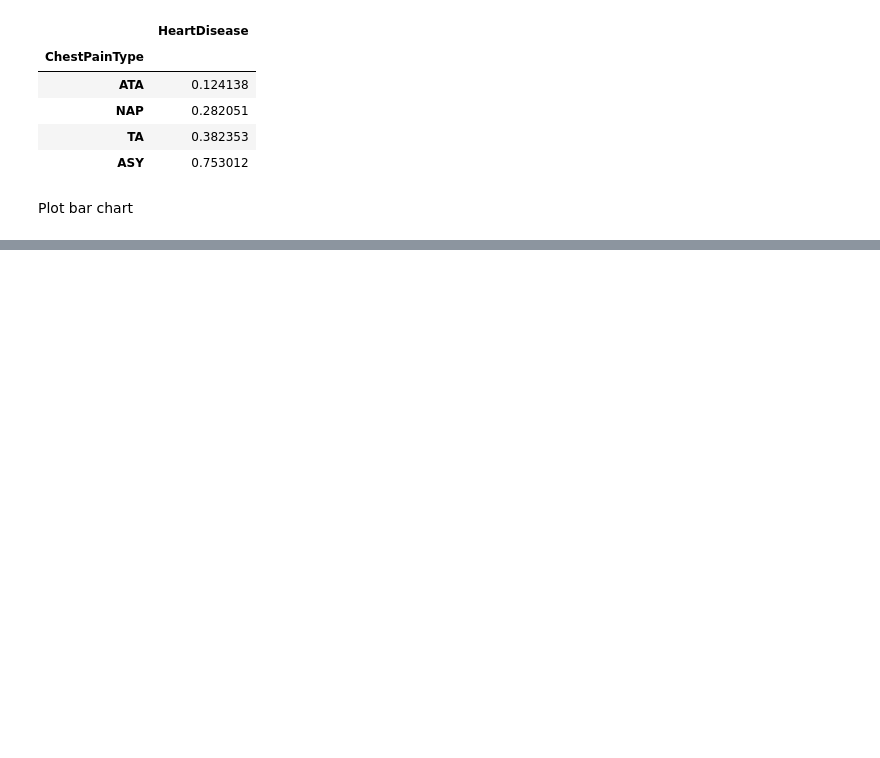
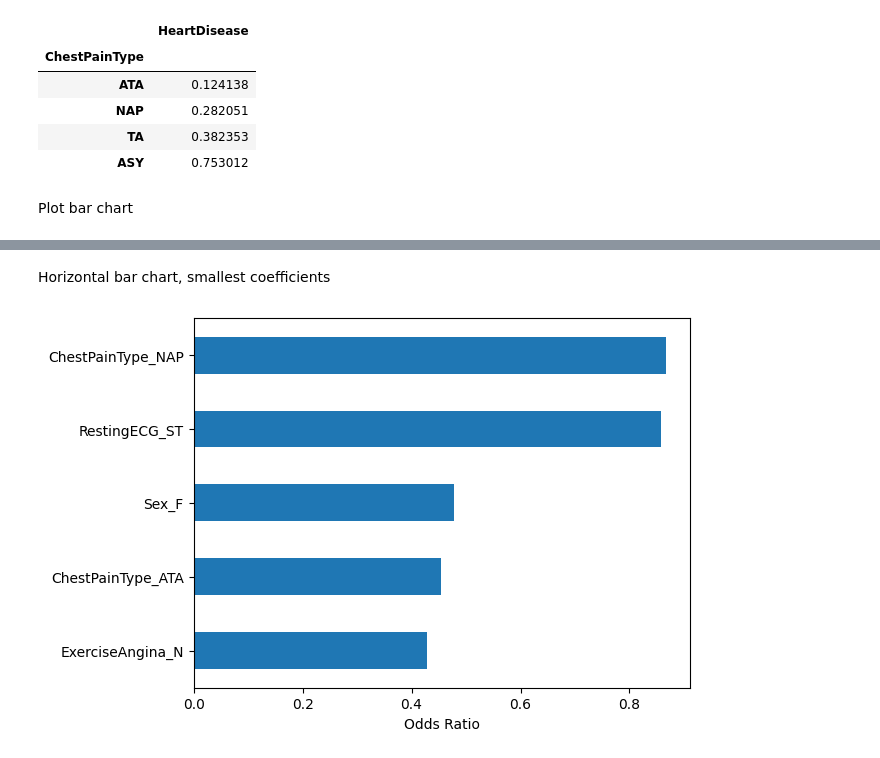
Before and after one commit to vin-olot/Projects, a Jupyter notebook: Heart Failure Prediction.ipynb, the cells around one changed output, grey strips where cells are left out. Saved outputs shown, nothing was run; the diff lists cells and outputs as text; code cells hidden in the pictures; blank space fills up the shorter version.

```diff
--- a/Heart Failure Prediction.ipynb
+++ b/Heart Failure Prediction.ipynb
@@ -180,0 +273,7 @@ plt.legend(loc = "lower right");
+# %% [markdown]
+Horizontal bar chart, smallest coefficients
+# %%
+odds_ratios.head().plot(kind = "barh")
+plt.xlabel("Odds Ratio");
+# %% [output]
+[figure, added]
```
Also changed, not shown: parts of 28 cells of this notebook.
